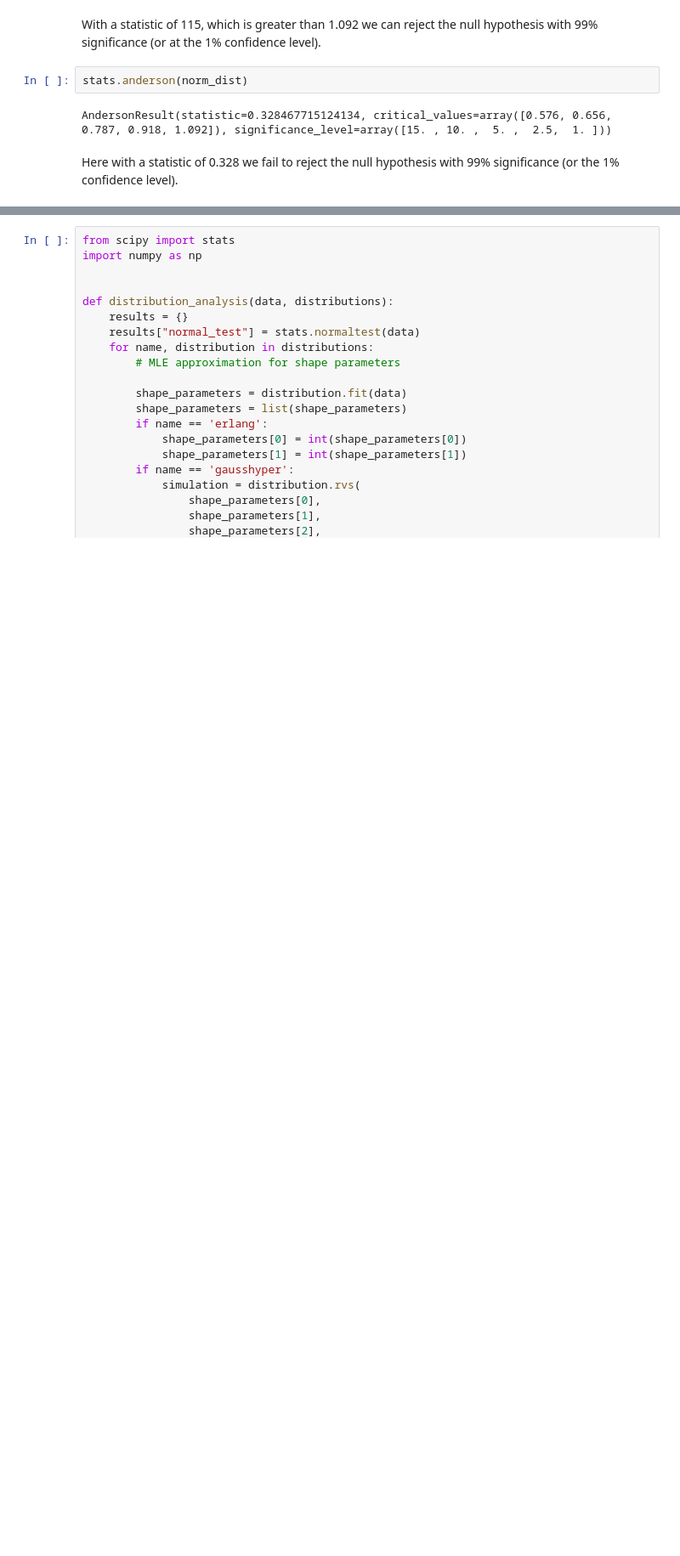
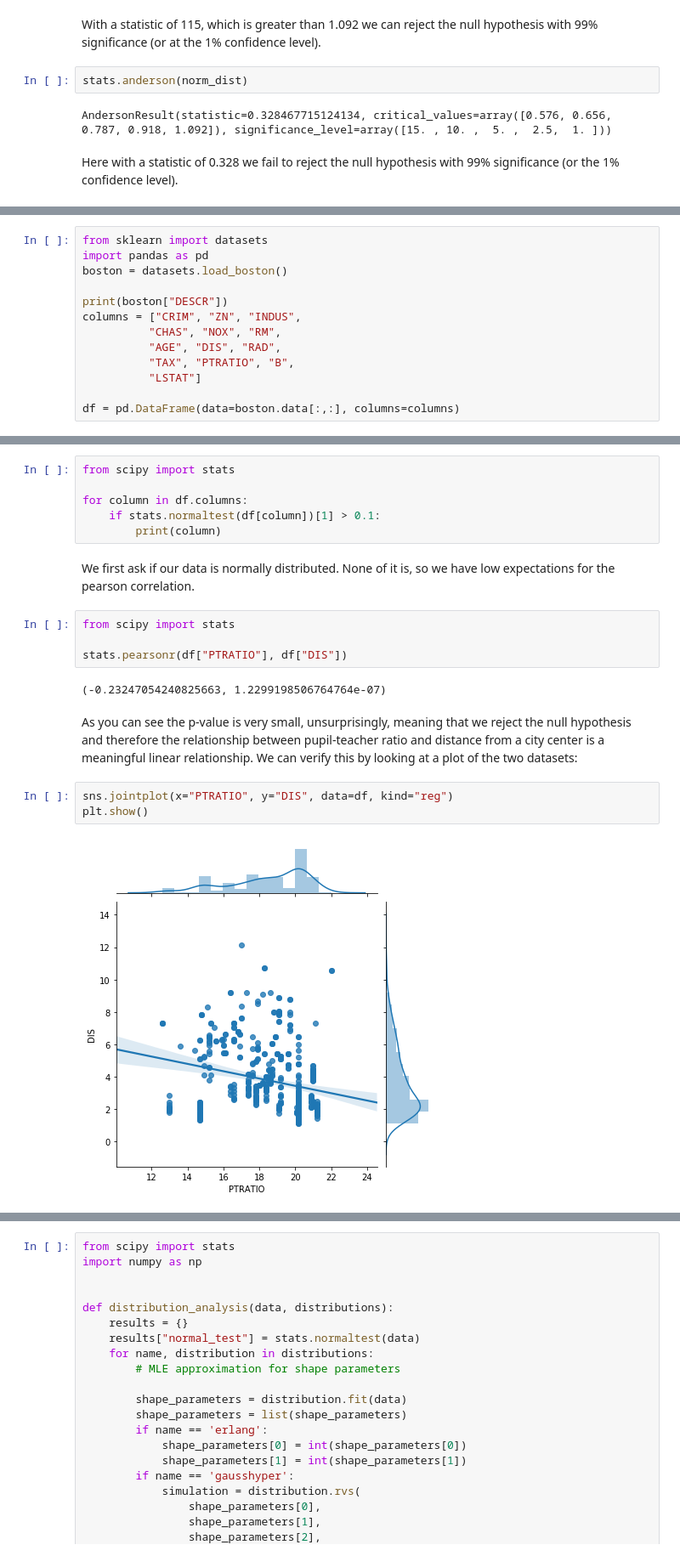
Before and after one commit to EricSchles/data_science_meetup_nyc, a Jupyter notebook: Statistical_Tests.ipynb, the cells around one changed output, grey strips where cells are left out. Shown: that part at 85% size. Drawn from its saved outputs; the diff is of its cells as text; blank space fills up the shorter version.

```diff
--- a/Statistical_Tests.ipynb
+++ b/Statistical_Tests.ipynb
@@ -543,0 +581,13 @@ Here with a statistic of 0.328 we fail to reject the null hypothesis with 99% si
+# %%
+from sklearn import datasets
+import pandas as pd
+boston = datasets.load_boston()
+
+print(boston["DESCR"])
+columns = ["CRIM", "ZN", "INDUS",
+          "CHAS", "NOX", "RM",
+          "AGE", "DIS", "RAD",
+          "TAX", "PTRATIO", "B",
+          "LSTAT"]
+
+df = pd.DataFrame(data=boston.data[:,:], columns=columns)
@@ -543,0 +612,21 @@ Here with a statistic of 0.328 we fail to reject the null hypothesis with 99% si
+# %%
+from scipy import stats
+
+for column in df.columns:
+    if stats.normaltest(df[column])[1] > 0.1:
+        print(column)
+# %% [markdown]
+We first ask if our data is normally distributed.  None of it is, so we have low expectations for the pearson correlation.
+# %%
+from scipy import stats
+
+stats.pearsonr(df["PTRATIO"], df["DIS"])
+# %% [output]
+(-0.23247054240825663, 1.2299198506764764e-07)
+# %% [markdown]
+As you can see the p-value is very small, unsurprisingly, meaning that we reject the null hypothesis and therefore the relationship between pupil-teacher ratio and distance from a city center is a meaningful linear relationship.  We can verify this by looking at a plot of the two datasets:
+# %%
+sns.jointplot(x="PTRATIO", y="DIS", data=df, kind="reg")
+plt.show()
+# %% [output]
+[figure, added]
```
Also changed, not shown: parts of 44 cells of this notebook.
